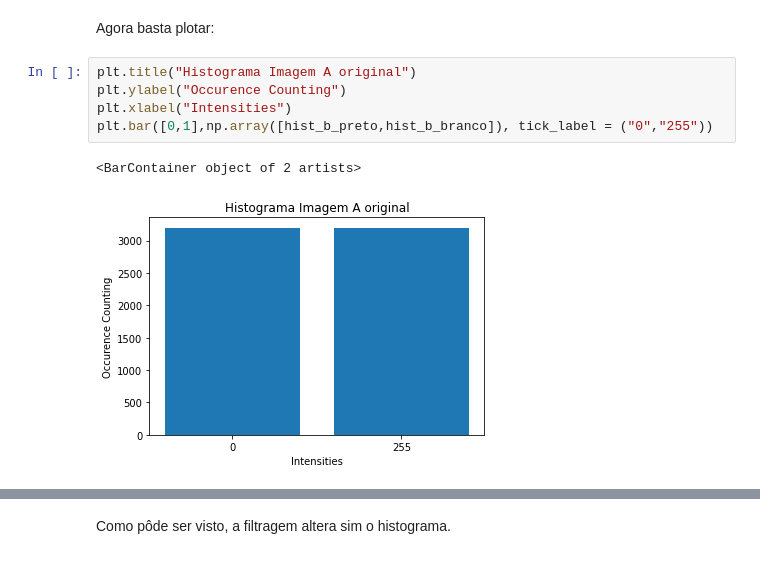
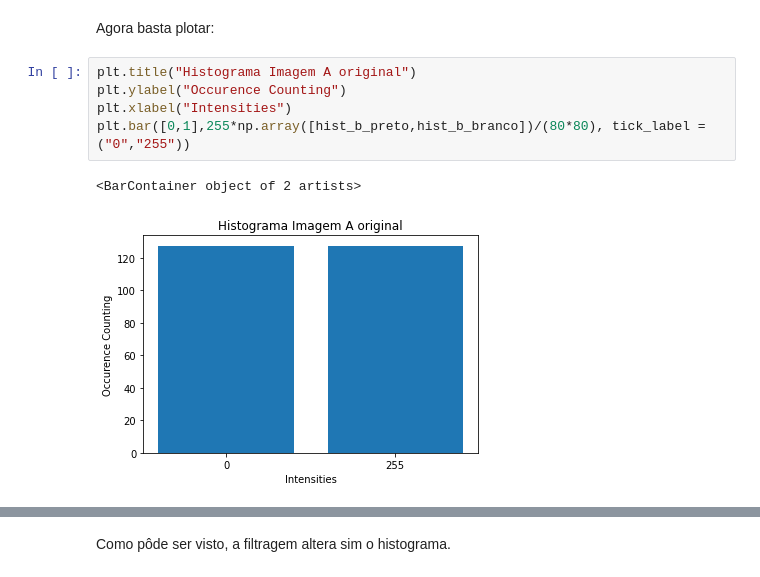
Before and after one commit to mtxslv/dca0445_dip, a Jupyter notebook: lista_periodo_2020_6/lista_pdi_mateus_de_assis.ipynb, the cells around one changed output, grey strips where cells are left out. Cells and saved outputs as stored; diff of their text form.

```diff
--- a/lista_periodo_2020_6/lista_pdi_mateus_de_assis.ipynb
+++ b/lista_periodo_2020_6/lista_pdi_mateus_de_assis.ipynb
@@ -350,11 +354,11 @@ Agora basta plotar:
 # %%
 plt.title("Histograma Imagem A original")
 plt.ylabel("Occurence Counting")
 plt.xlabel("Intensities")
-plt.bar([0,1],np.array([hist_b_preto,hist_b_branco]), tick_label = ("0","255"))
+plt.bar([0,1],255*np.array([hist_b_preto,hist_b_branco])/(80*80), tick_label = ("0","255"))
 # %% [output]
 <BarContainer object of 2 artists>
-[figure, old version]
+[figure, new version]
 # %%
 plt.title("Histograma Imagem A Suavizada")
 plt.ylabel("Occurence Counting")
```
Also changed, not shown: parts of 15 cells of this notebook.
